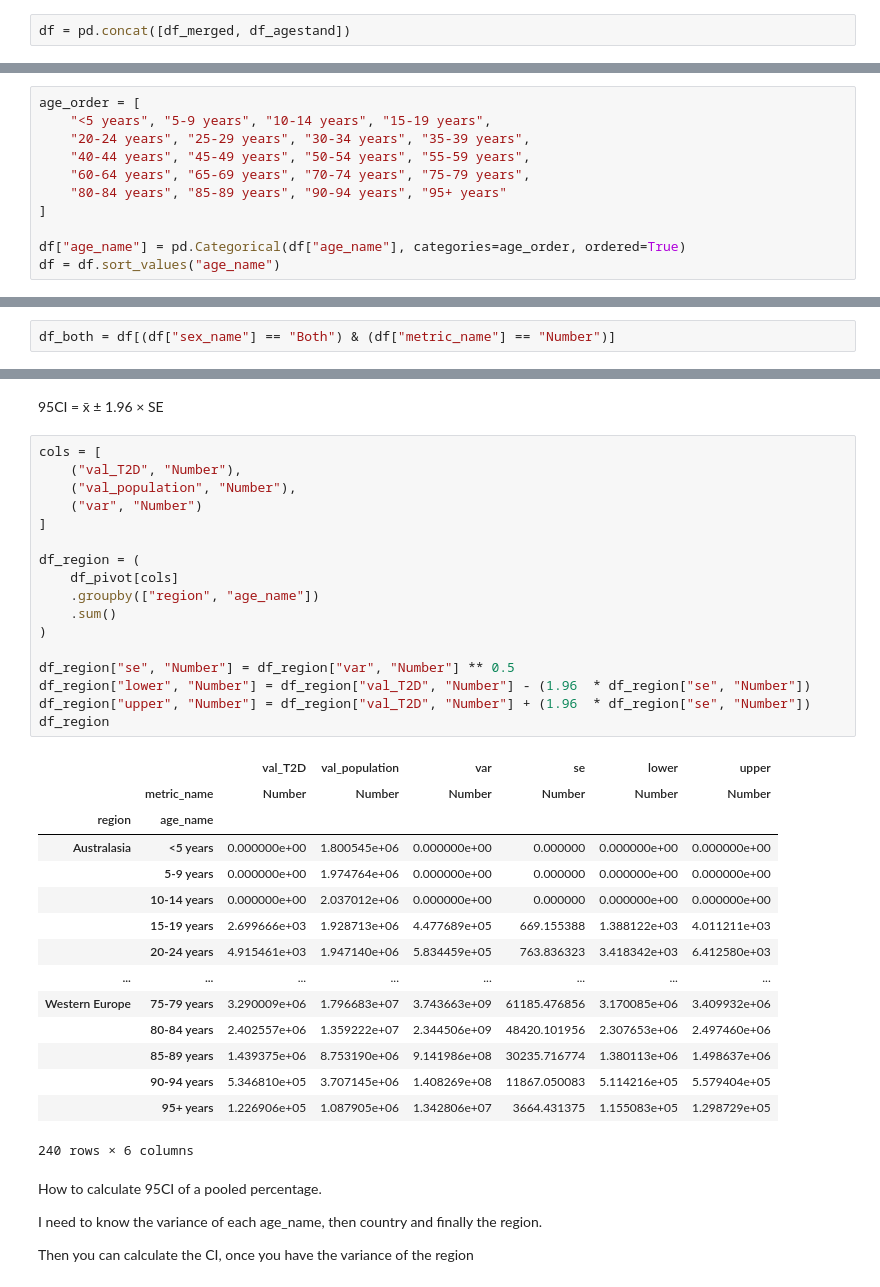
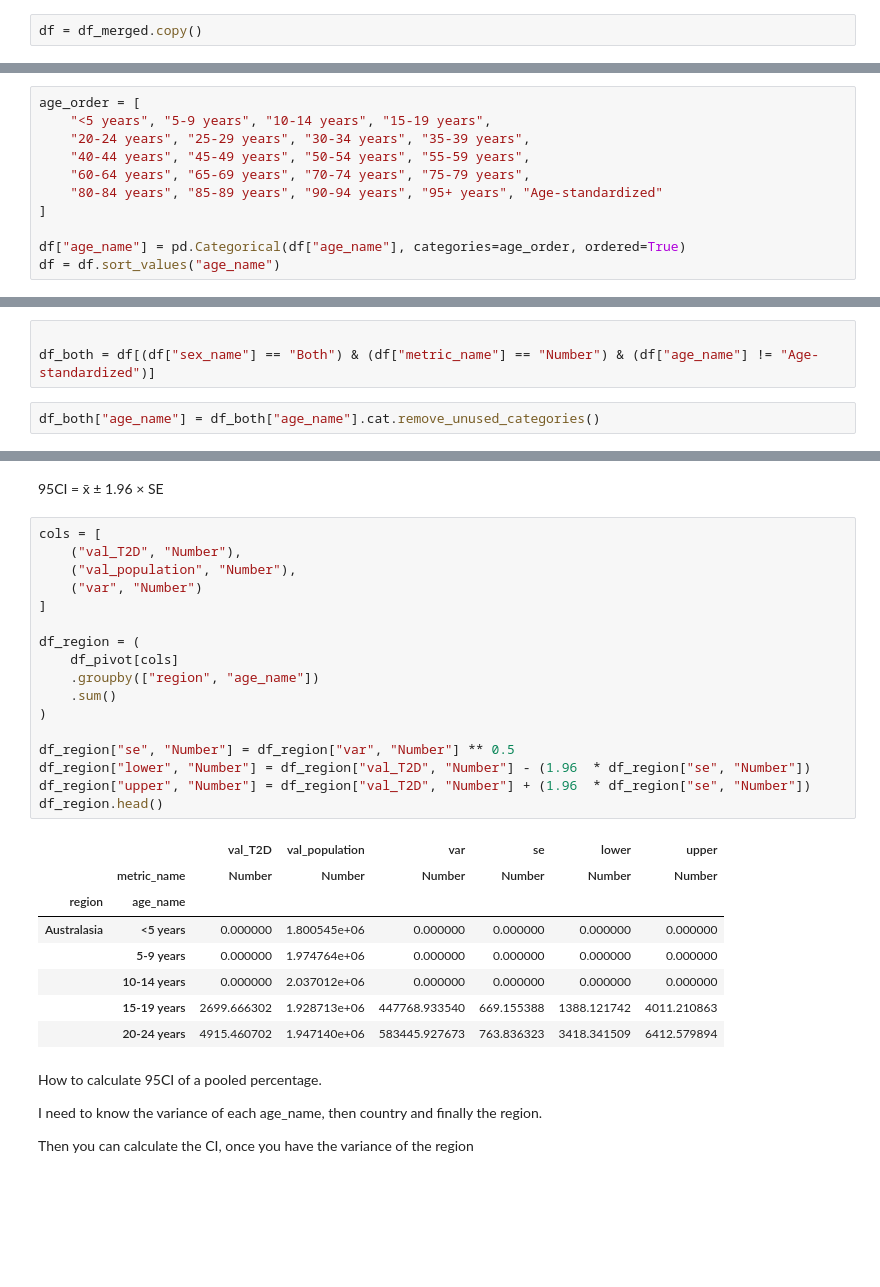
Before and after one commit to aldaszarnauskas/programming-for-data-analytics, a Jupyter notebook: project/project.ipynb, the cells around one changed output, grey strips where cells are left out. Drawn from its saved outputs; the diff is of its cells as text; blank space fills up the shorter version.

```diff
--- a/project/project.ipynb
+++ b/project/project.ipynb
@@ -67,5 +69,5 @@ df_merged = df_T2D.merge(df_population[["location_name", "val", "sex_name", "age
 # %%
-df = pd.concat([df_merged, df_agestand])
+df = df_merged.copy()
 # %%
 df[df["location_name"] == "Lithuania"]
 # %% [output]
@@ -88,7 +90,7 @@ age_order = [
     "20-24 years", "25-29 years", "30-34 years", "35-39 years",
     "40-44 years", "45-49 years", "50-54 years", "55-59 years",
     "60-64 years", "65-69 years", "70-74 years", "75-79 years",
-    "80-84 years", "85-89 years", "90-94 years", "95+ years"
+    "80-84 years", "85-89 years", "90-94 years", "95+ years", "Age-standardized"
 ]
 
 df["age_name"] = pd.Categorical(df["age_name"], categories=age_order, ordered=True)
@@ -114,4 +125,7 @@ https://www.datacamp.com/tutorial/weighted-average-formula?dc_referrer=https%3A%
 (95upper - 95lower) / (1.96 * 2) = SE
 https://online.stat.psu.edu/statprogram/reviews/statistical-concepts/confidence-intervals
 # %%
-df_both = df[(df["sex_name"] == "Both") & (df["metric_name"] == "Number")]
+
+df_both = df[(df["sex_name"] == "Both") & (df["metric_name"] == "Number") & (df["age_name"] != "Age-standardized")]
+# %%
+df_both["age_name"] = df_both["age_name"].cat.remove_unused_categories()
@@ -166,36 +186,29 @@ df_pivot.head()
 # %%
 cols = [
     ("val_T2D", "Number"),
     ("val_population", "Number"),
     ("var", "Number")
 ]
 
 df_region = (
     df_pivot[cols]
     .groupby(["region", "age_name"])
     .sum()
 )
 
 df_region["se", "Number"] = df_region["var", "Number"] ** 0.5
 df_region["lower", "Number"] = df_region["val_T2D", "Number"] - (1.96  * df_region["se", "Number"])
 df_region["upper", "Number"] = df_region["val_T2D", "Number"] + (1.96  * df_region["se", "Number"])
-df_region
+df_region.head()
 # %% [output]
 |  |  | val_T2D | val_population | var | se | lower | upper |
 |  | metric_name | Number | Number | Number | Number | Number | Number |
 | region | age_name |  |  |  |  |  |  |
-| Australasia | <5 years | 0.000000e+00 | 1.800545e+06 | 0.000000e+00 | 0.000000 | 0.000000e+00 | 0.000000e+00 |
-|  | 5-9 years | 0.000000e+00 | 1.974764e+06 | 0.000000e+00 | 0.000000 | 0.000000e+00 | 0.000000e+00 |
-|  | 10-14 years | 0.000000e+00 | 2.037012e+06 | 0.000000e+00 | 0.000000 | 0.000000e+00 | 0.000000e+00 |
-|  | 15-19 years | 2.699666e+03 | 1.928713e+06 | 4.477689e+05 | 669.155388 | 1.388122e+03 | 4.011211e+03 |
-|  | 20-24 years | 4.915461e+03 | 1.947140e+06 | 5.834459e+05 | 763.836323 | 3.418342e+03 | 6.412580e+03 |
-| ... | ... | ... | ... | ... | ... | ... | ... |
-| Western Europe | 75-79 years | 3.290009e+06 | 1.796683e+07 | 3.743663e+09 | 61185.476856 | 3.170085e+06 | 3.409932e+06 |
-|  | 80-84 years | 2.402557e+06 | 1.359222e+07 | 2.344506e+09 | 48420.101956 | 2.307653e+06 | 2.497460e+06 |
-|  | 85-89 years | 1.439375e+06 | 8.753190e+06 | 9.141986e+08 | 30235.716774 | 1.380113e+06 | 1.498637e+06 |
-|  | 90-94 years | 5.346810e+05 | 3.707145e+06 | 1.408269e+08 | 11867.050083 | 5.114216e+05 | 5.579404e+05 |
-|  | 95+ years | 1.226906e+05 | 1.087905e+06 | 1.342806e+07 | 3664.431375 | 1.155083e+05 | 1.298729e+05 |
+| Australasia | <5 years | 0.000000 | 1.800545e+06 | 0.000000 | 0.000000 | 0.000000 | 0.000000 |
+|  | 5-9 years | 0.000000 | 1.974764e+06 | 0.000000 | 0.000000 | 0.000000 | 0.000000 |
+|  | 10-14 years | 0.000000 | 2.037012e+06 | 0.000000 | 0.000000 | 0.000000 | 0.000000 |
+|  | 15-19 years | 2699.666302 | 1.928713e+06 | 447768.933540 | 669.155388 | 1388.121742 | 4011.210863 |
+|  | 20-24 years | 4915.460702 | 1.947140e+06 | 583445.927673 | 763.836323 | 3418.341509 | 6412.579894 |
-240 rows × 6 columns
 # %% [markdown]
 How to calculate 95CI of a pooled percentage.
 
```
Also changed, not shown: parts of 21 cells of this notebook, 1 other file.
